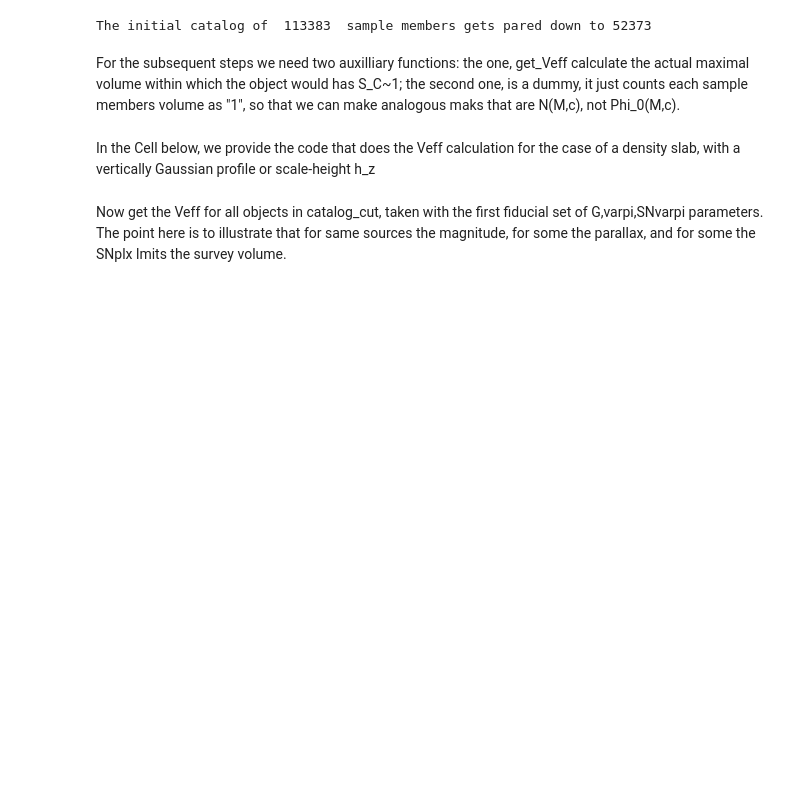
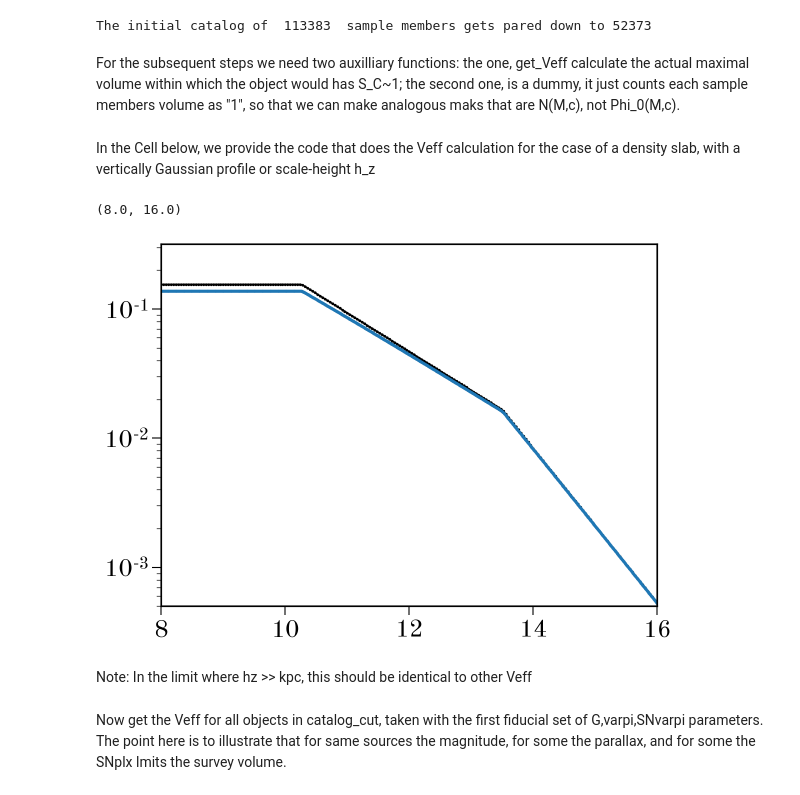
Before and after one commit to gaia-unlimited/WD-selection-function, a Jupyter notebook: notebooks/plots_for_SF_WD_LCF_paper.ipynb, the cells around one changed output. Cells and saved outputs as stored; diff of their text form; code cells hidden in the pictures; blank space fills up the shorter version.

```diff
--- a/notebooks/plots_for_SF_WD_LCF_paper.ipynb
+++ b/notebooks/plots_for_SF_WD_LCF_paper.ipynb
@@ -515,3 +499,29 @@ Veff_interp = np.vectorize(temp)
+# %%
+# do pre-calculation on grid of abs mag
+M_grid = np.arange(3., 30., 0.04)  # enormous range of possible abs. mag.
+Veff_grid = get_Veff_gaussian_slab(M_grid, Glimit, plxSNmin, plxcut,
+                                   hz.to_value(u.kpc))
+
+Veff_grid_limit = get_Veff_gaussian_slab(M_grid, Glimit, plxSNmin, plxcut,
+                                         hz=np.inf)
+
+gaussian_slab_Veff_interp = interp1d(M_grid, Veff_grid,
+                                     bounds_error=False)
+# %%
+plt.figure(figsize=(8, 6))
+plt.plot(M_grid, Veff_grid_limit)
+
+dense_M_grid = np.linspace(8., 16., 2048)
+plt.plot(dense_M_grid, gaussian_slab_Veff_interp(dense_M_grid))
+plt.yscale('log')
+
+plt.ylim(0.0005, 0.32)
+plt.xlim(8., 16.)
+# %% [output]
+(8.0, 16.0)
+[figure, added]
+# %% [markdown]
+Note: In the limit where hz >> kpc, this should be identical to other Veff
 # %% [markdown]
 Now get the Veff for all objects in catalog_cut, taken with the first fiducial set of G,varpi,SNvarpi parameters.
 The point here is to illustrate that for same sources the magnitude, for some the parallax, and for some the SNplx lmits the survey volume.
```
Also changed, not shown: parts of 17 cells of this notebook.
